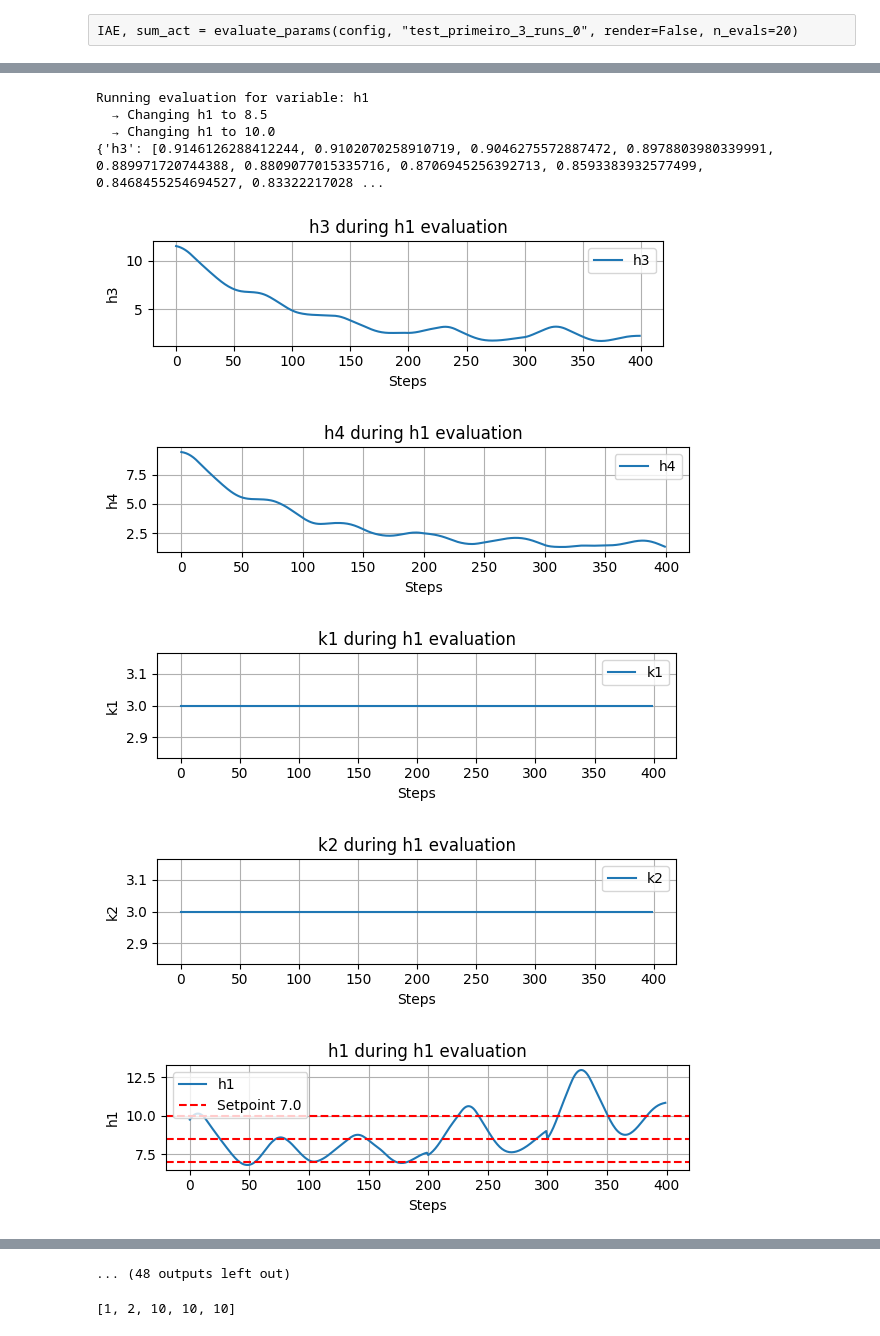
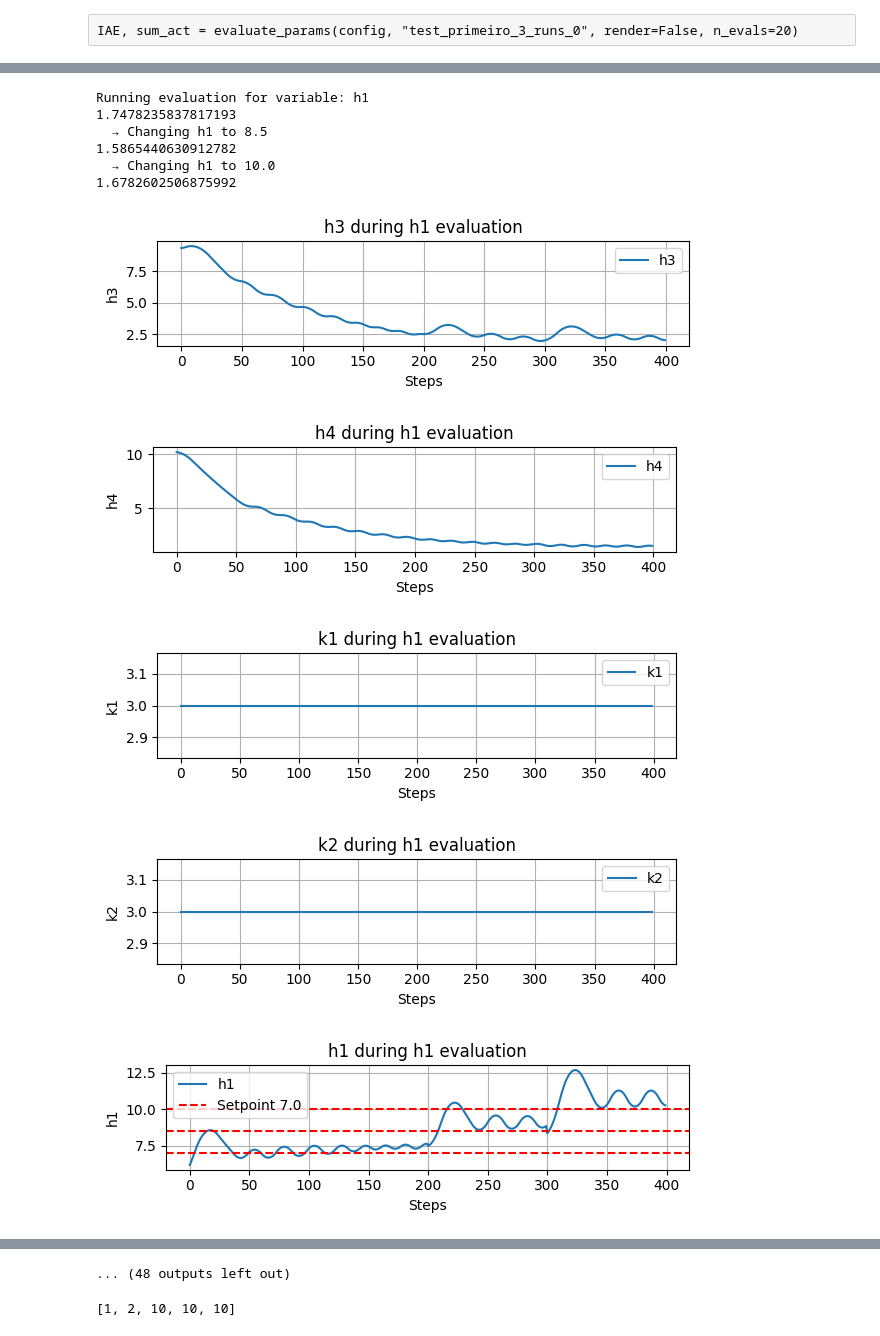
Before and after one commit to douglasag97/FORCLE, a Jupyter notebook: processes/four_tanks/4t_eval_best_agent_rw_func.ipynb, the cells around one changed output, grey strips where cells are left out. Saved outputs shown, nothing was run; the diff lists cells and outputs as text; code cells hidden in the pictures.

```diff
--- a/processes/four_tanks/4t_eval_best_agent_rw_func.ipynb
+++ b/processes/four_tanks/4t_eval_best_agent_rw_func.ipynb
@@ -134,4 +134,4 @@ def plot_evaluation_metrics(evals_path):
     # Salvar como PNG com alta resolução
     fig.write_image("conv.png", format="png", width=800, height=400, scale=6, engine="kaleido")
 # %%
-cd = "C:\\Users\\Douglas\\Desktop\\codigos_mestrado9_aws_ph_forcle\\src\\models_\\best_model_ferm_37_reward_params_3.7_2.86_59.31_-0.43_35.42_-0.75_0.45_21.02__3_"
+cd = "C:\\Users\\Douglas\\Desktop\\codigos_mestrado9_aws_ph_forcle\\src\\models_\\best_model_ferm_187_reward_params_2.5_2.5_30.34_-0.11_9.66_-0.87_0.95_5__1_"
@@ -159,23 +159,25 @@ Kaleido will be the only supported engine at that time.
 # %%
 import sys
 import os
 
 # Caminho relativo a partir do notebook
 sys.path.append(os.path.abspath(os.path.join("..", "..", "src")))
 
 from eval_env_runner import EvaluationEnvRunner
-cd = cd[:-2]+"1_"
+cd = cd[:-2]+"0_"
 
 
 runner = EvaluationEnvRunner(config, model_dir=cd)
 runner.run_evaluations()
 # %% [output]
 Running evaluation for variable: h1
+1.7478235837817193
   → Changing h1 to 8.5
+1.5865440630912782
   → Changing h1 to 10.0
-{'h3': [0.9146126288412244, 0.9102070258910719, 0.9046275572887472, 0.8978803980339991, 0.889971720744388, 0.8809077015335716, 0.8706945256392713, 0.8593383932577499, 0.8468455254694527, 0.83322217028 ...
+1.6782602506875992
-[figure, old version]
+[figure, new version]
-[figure, old version]
+[figure, new version]
 [figure]
 [figure]
-[figure, old version]
+[figure, new version]
```
Also changed, not shown: parts of 3 cells of this notebook, 6 other files.
